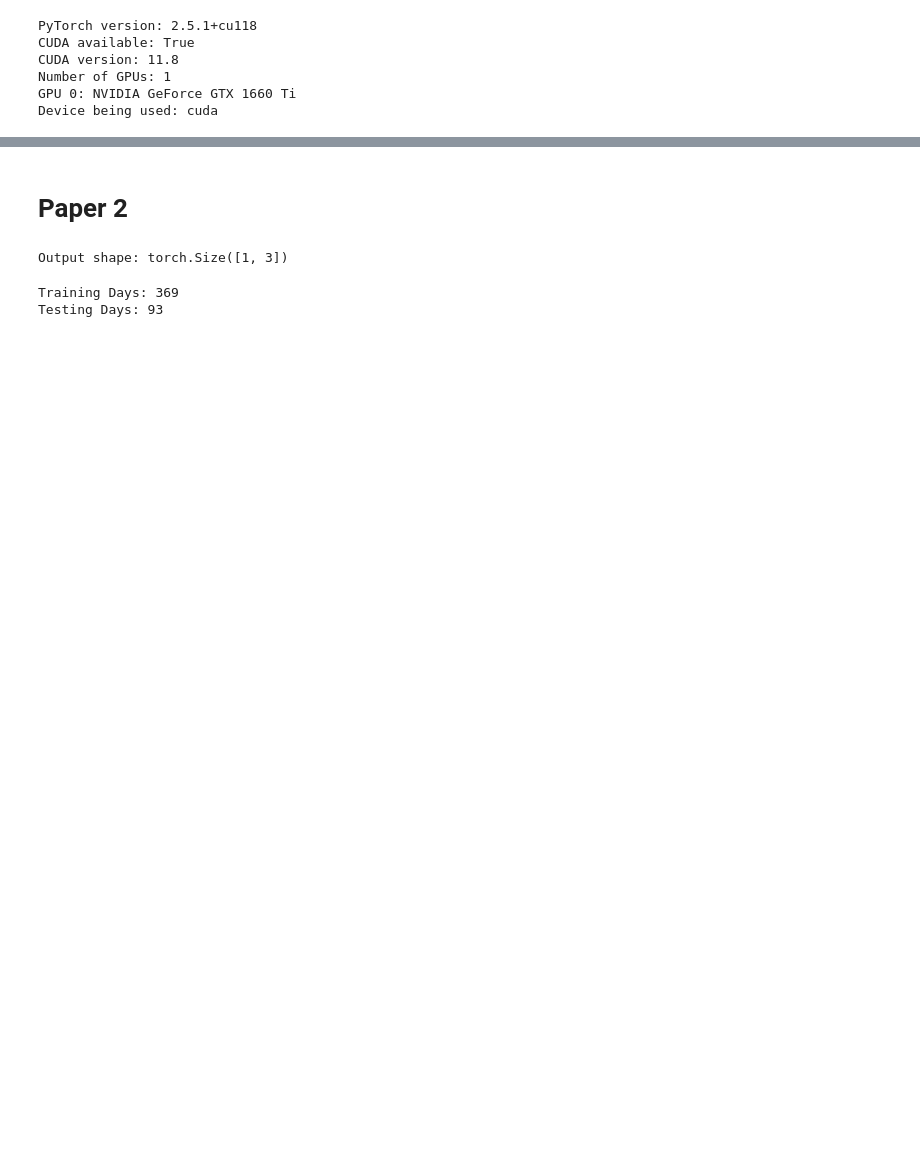
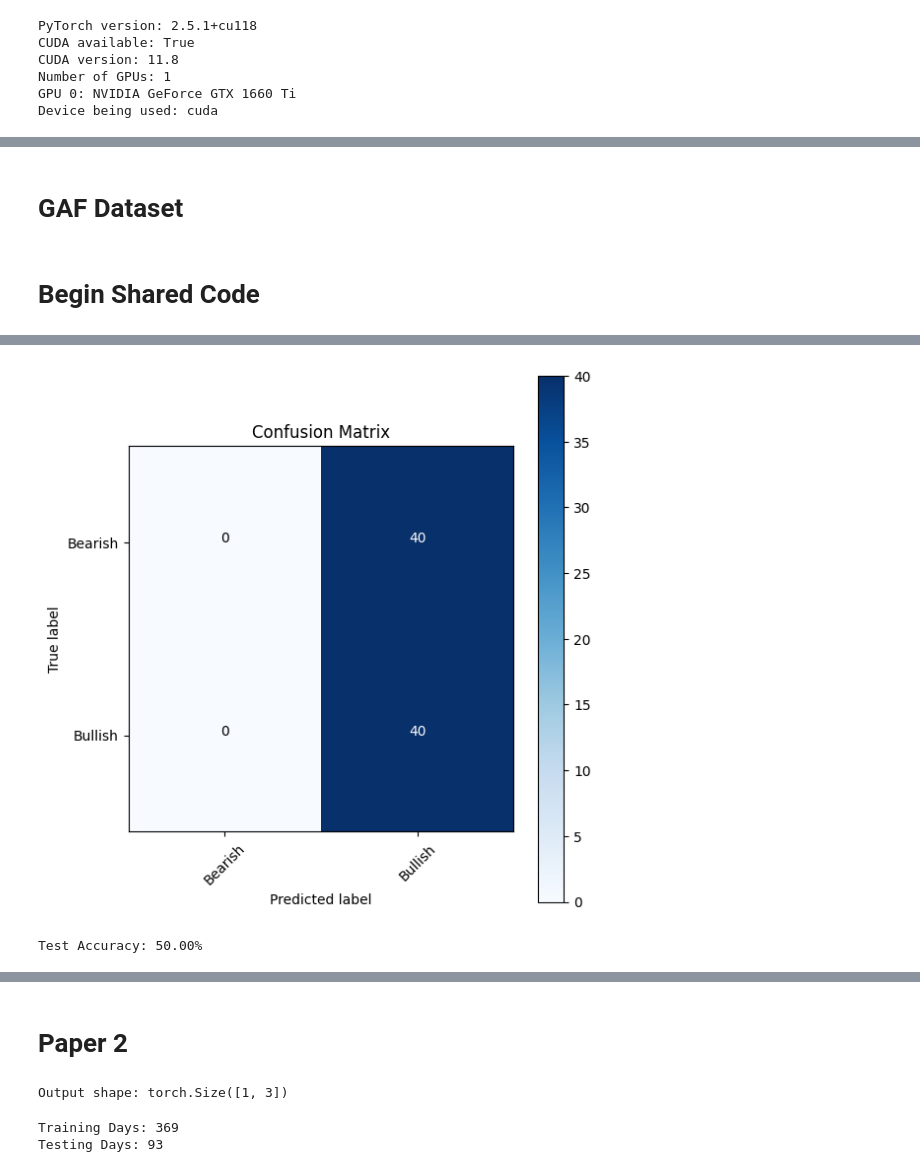
Before and after one commit to cbn0006/COMP6970, a Jupyter notebook: Final Project/COMP 6970 Final Project.ipynb, the cells around one changed output, grey strips where cells are left out. Drawn from its saved outputs; the diff is of its cells as text; code cells hidden in the pictures; blank space fills up the shorter version.

```diff
--- a/Final Project/COMP 6970 Final Project.ipynb
+++ b/Final Project/COMP 6970 Final Project.ipynb
@@ -74,0 +177,2 @@ Device being used: cuda
+# %% [markdown]
+# GAF Dataset
@@ -74,0 +209,2 @@ Device being used: cuda
+# %% [markdown]
+# Begin Shared Code
@@ -74,0 +253,69 @@ Device being used: cuda
+# %%
+'''
+Training Loop dependent upon what cells you decide to run above. Running the cells without GAF will yield better results.
+Results are commented on below
+'''
+
+num_epochs = 20
+device = torch.device('cuda' if torch.cuda.is_available() else 'cpu')
+model = CandlestickClassifier().to(device)
+criterion = nn.BCELoss()
+optimizer = optim.Adam(model.parameters(), lr=1e-4)
+
+for epoch in range(num_epochs):
+    model.train()
+    running_loss = 0.0
+    for images, labels in train_loader:
+        images, labels = images.to(device), labels.float().unsqueeze(1).to(device)
+
+        optimizer.zero_grad()
+        outputs = model(images)
+        loss = criterion(outputs, labels)
+        loss.backward()
+        optimizer.step()
+
+        running_loss += loss.item() * images.size(0)
+    epoch_loss = running_loss / len(train_loader.dataset)
+    print(f"Epoch [{epoch+1}/{num_epochs}], Loss: {epoch_loss:.4f}")
+
+model.eval()
+all_labels = []
+all_predictions = []
+
+with torch.no_grad():
+    for images, labels in test_loader:
+        images, labels = images.to(device), labels.float().unsqueeze(1).to(device)
+        outputs = model(images)
+        predicted = (outputs > 0.5).float()
+        all_labels.extend(labels.cpu().numpy())
+        all_predictions.extend(predicted.cpu().numpy())
+
+all_labels = np.array(all_labels).flatten()
+all_predictions = np.array(all_predictions).flatten()
+
+conf_matrix = confusion_matrix(all_labels, all_predictions)
+
+plt.figure(figsize=(6, 6))
+plt.imshow(conf_matrix, interpolation='nearest', cmap='Blues')
+plt.title("Confusion Matrix")
+plt.colorbar()
+
+classes = ["Bearish", "Bullish"]
+tick_marks = np.arange(len(classes))
+plt.xticks(tick_marks, classes, rotation=45)
+plt.yticks(tick_marks, classes)
+
+thresh = conf_matrix.max() / 2.0
+for i, j in np.ndindex(conf_matrix.shape):
+    plt.text(j, i, format(conf_matrix[i, j], 'd'),
+             horizontalalignment="center",
+             color="white" if conf_matrix[i, j] > thresh else "black")
+
+plt.ylabel('True label')
+plt.xlabel('Predicted label')
+plt.tight_layout()
+plt.show()
+
+accuracy = np.sum(all_predictions == all_labels) / len(all_labels)
+print(f"Test Accuracy: {accuracy * 100:.2f}%")
+# %% [output]
@@ -74,0 +342,2 @@ Device being used: cuda
+[figure, added]
+Test Accuracy: 50.00%
```
Also changed, not shown: parts of 32 cells of this notebook, 9 other files.
